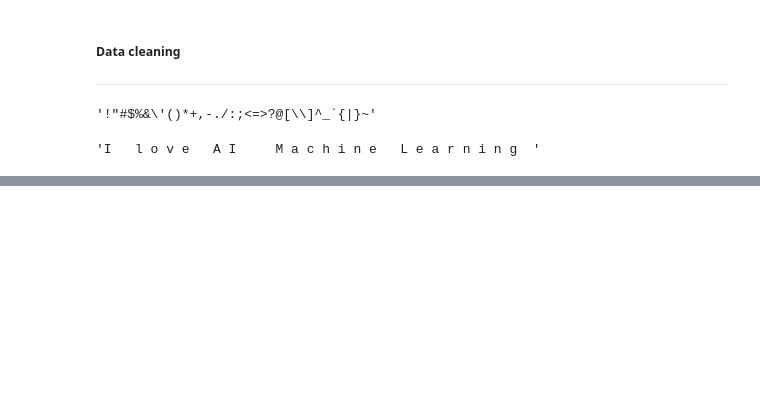
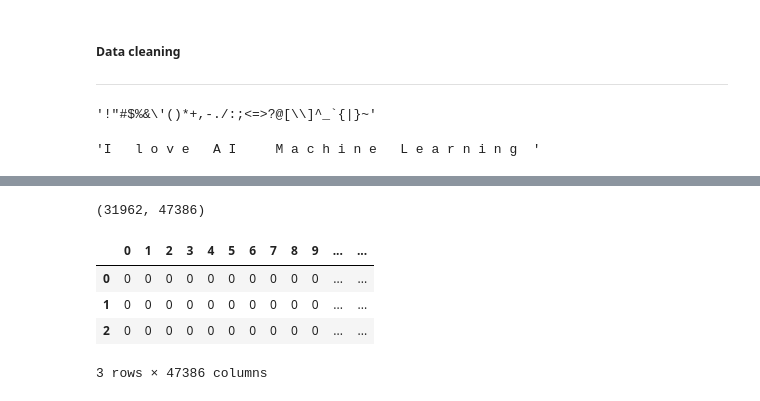
Before and after one commit to annkou/NLP, a Jupyter notebook: Sentiment analysis project/Twitter_sentiment_analysis_project(tutorial).ipynb, the cells around one changed output, grey strips where cells are left out. Drawn from its saved outputs; the diff is of its cells as text; code cells hidden in the pictures; blank space fills up the shorter version.

```diff
--- a/Sentiment analysis project/Twitter_sentiment_analysis_project(tutorial).ipynb
+++ b/Sentiment analysis project/Twitter_sentiment_analysis_project(tutorial).ipynb
@@ -247,0 +376,8 @@ test_pun_removed_join
+# %%
+#combine them all together
+#create a function
+def message_cleaning(message):
+    message_removed = [x for x in message if x not in string.punctuation]
+    message_removed_join = ''.join(message_removed)
+    message_removed_join_clean = [x for x in message_removed_join.split() if x.lower() not in stopwords.words('english')]
+    return message_removed_join_clean
@@ -247,0 +406,6 @@ test_pun_removed_join
+# %%
+########### all at once
+# perform count vectorization
+#pass the function used to make sure the size of the array won't be huge abd there won't be any mistakes
+vectorizer = CountVectorizer(analyzer= message_cleaning,dtype=np.uint8)
+tweets_vect = vectorizer.fit_transform(tweets_df['tweet'])
@@ -247,0 +428,4 @@ test_pun_removed_join
+# %%
+tweets_vect.shape
+# %% [output]
+(31962, 47386)
@@ -247,0 +435,8 @@ test_pun_removed_join
+# %%
+Final.head(3)
+# %% [output]
+|  | 0 | 1 | 2 | 3 | 4 | 5 | 6 | 7 | 8 | 9 | ... | ... |
+| 0 | 0 | 0 | 0 | 0 | 0 | 0 | 0 | 0 | 0 | 0 | ... | ... |
+| 1 | 0 | 0 | 0 | 0 | 0 | 0 | 0 | 0 | 0 | 0 | ... | ... |
+| 2 | 0 | 0 | 0 | 0 | 0 | 0 | 0 | 0 | 0 | 0 | ... | ... |
+3 rows × 47386 columns
```
Also changed, not shown: parts of 29 cells of this notebook, 1 other file.
